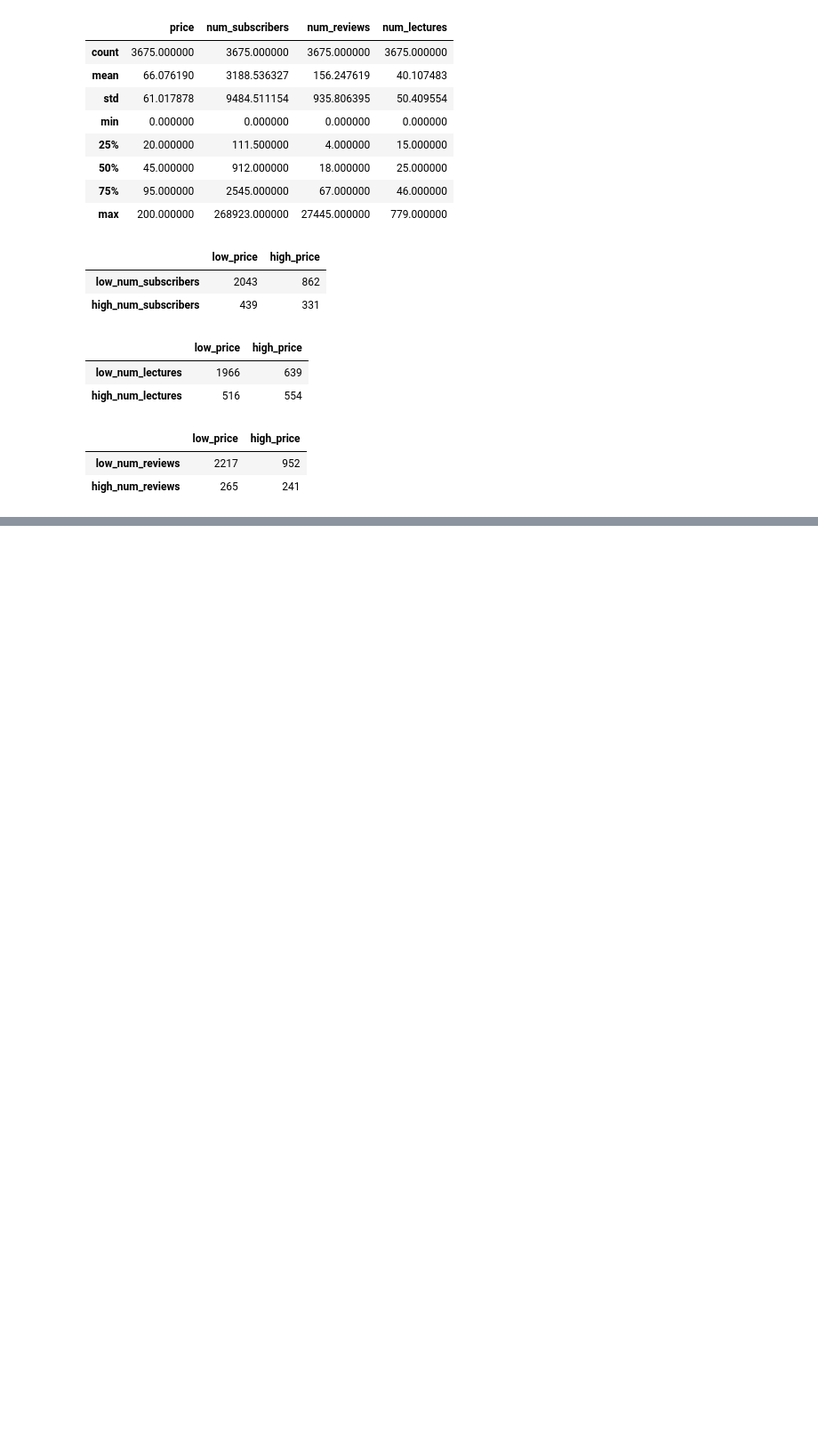
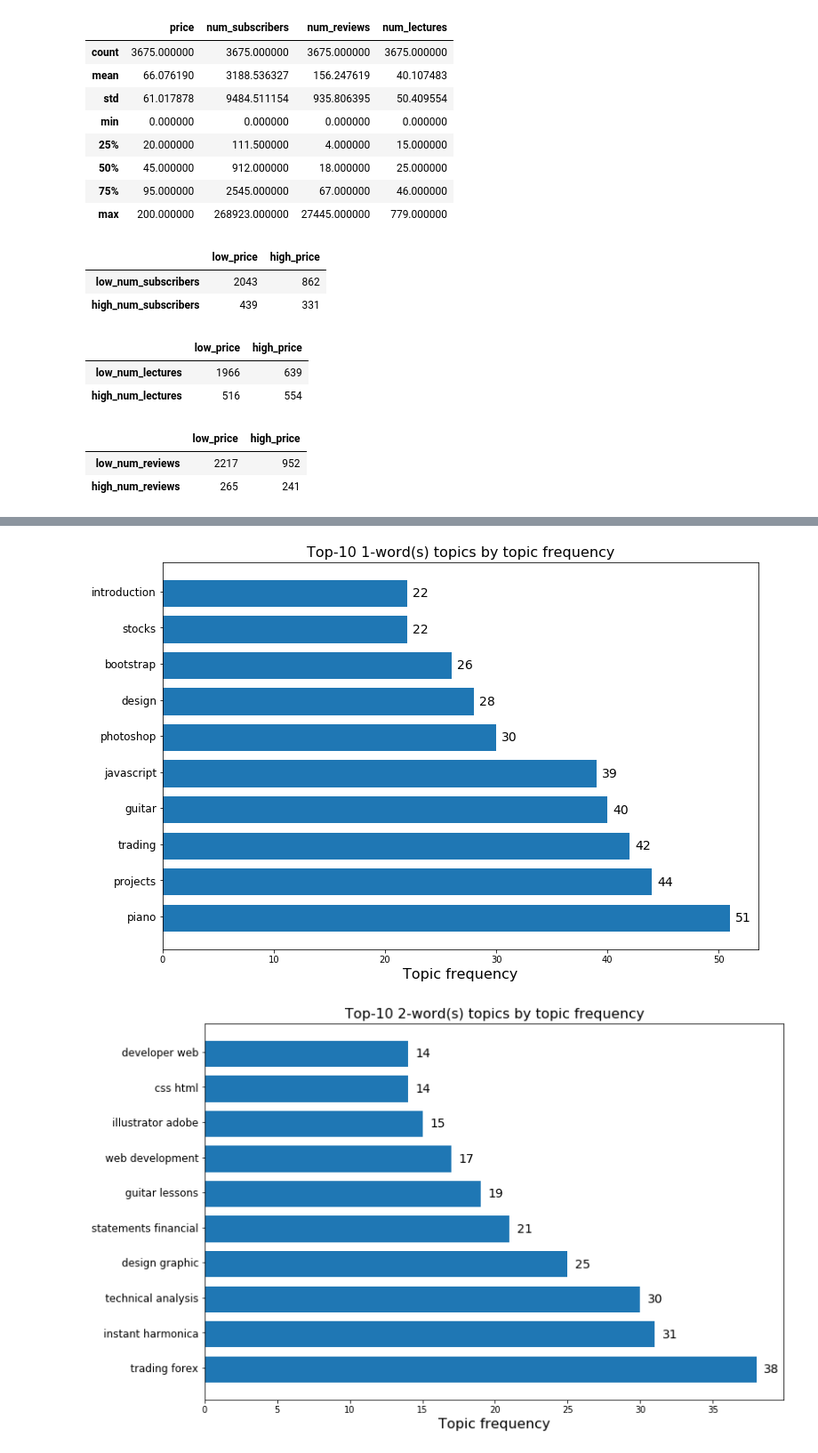
Before and after one commit to peterdu98/udemy-courses-analytics, a Jupyter notebook: Udemy_Course_Analytics.ipynb, the cells around one changed output, grey strips where cells are left out. Shown at 89% size. Saved outputs shown, nothing was run; the diff lists cells and outputs as text; code cells hidden in the pictures; blank space fills up the shorter version.

Commit message:
Added definition of popularity and Finding popular topics

```diff
--- a/Udemy_Course_Analytics.ipynb
+++ b/Udemy_Course_Analytics.ipynb
@@ -202,2 +196,4 @@ __subject feature:__
+# %%
+data = pipeline.clean_data(data)
 # %% [markdown]
 # Finding the definition of popularity
@@ -233,0 +303,6 @@ display(helper.describe_crosstab(data, 'num_reviews', 'price'))
+# %%
+data = helper.preprocess_text(data, 'course_title', 'topics')
+# %%
+for title, topics in data[:40:][['course_title', 'topics']].values:
+    print(title)
+    print("--> {}\n".format(topics))
@@ -233,0 +327,33 @@ display(helper.describe_crosstab(data, 'num_reviews', 'price'))
+# %%
+def plot_freq(data, phrase_len, by):
+    # Get the cout
+    res = helper.get_top_topics(data, columns=["topics"], phrase_len=phrase_len, top=10, by=by)
+
+    x = [val[0] for val in res]
+    y = [val[1] for val in res]
+    ind = np.arange(len(res))
+    width = 0.75
+
+    plt.figure(figsize=(12, 8))
+    plt.barh(ind, y, width)
+    plt.yticks(ind + width/15, labels=x, fontsize=12)
+    for i, v in enumerate(y):
+        plt.text(v + 0.5, i - 0.1, str(v), fontsize=14)
+    plt.xlabel("Topic frequency", fontsize=16)
+
+    title = "Top-10 {}-word(s) topics by ".format(phrase_len)
+    if by == "freq":
+        title += "topic frequency"
+    elif by == "sub":
+        title += "subscribers"
+    elif by == "reviews":
+        title += "reviews"
+    plt.title(title, fontsize=16)
+
+    plt.show();
+# %%
+plot_freq(data, 1, 'freq')
+plot_freq(data, 2, 'freq')
+# %% [output]
+[figure, added]
+[figure, added]
```
Also changed, not shown: parts of 14 cells of this notebook, 5 other files.
